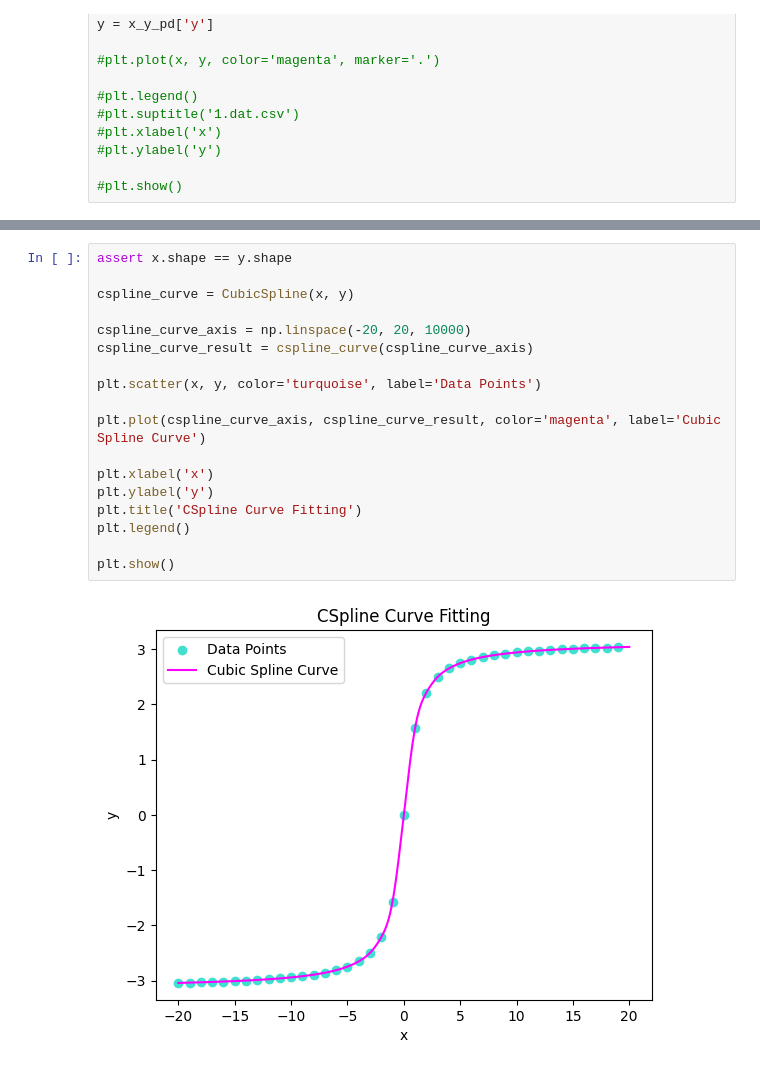
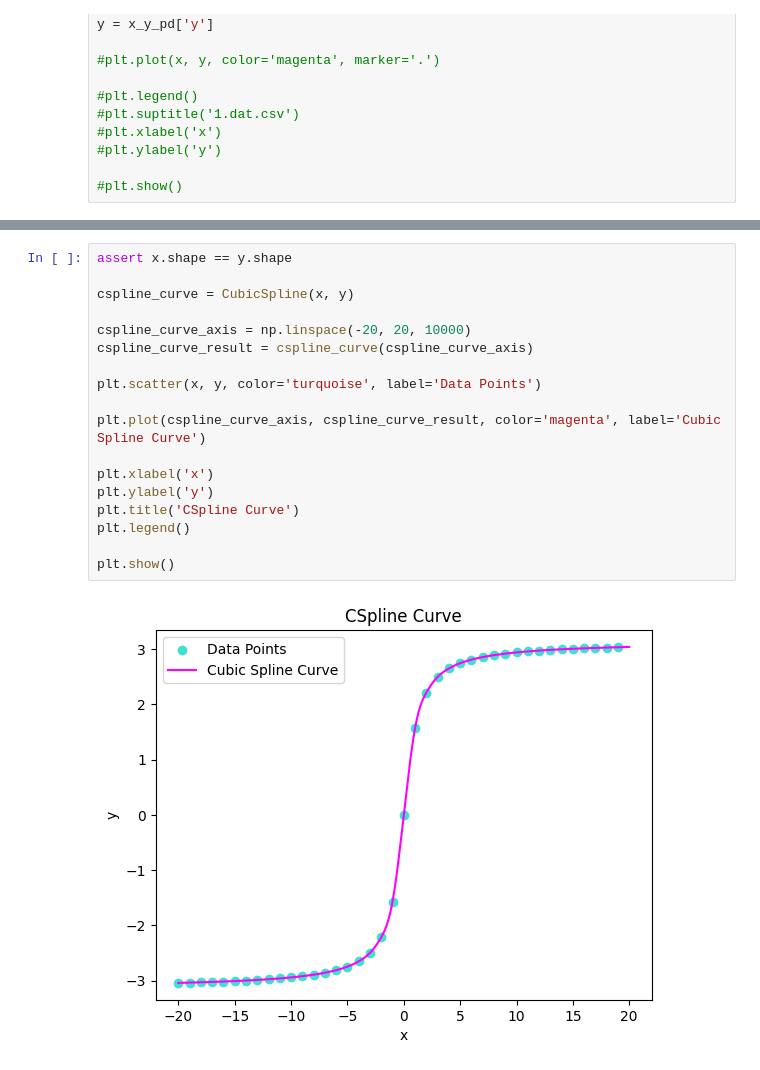
Before and after one commit to aisven/data-visualization-python, a Jupyter notebook: notebooks/SciViz_Task4_Sine_Waves.ipynb, the cells around one changed output, grey strips where cells are left out. Drawn from its saved outputs; the diff is of its cells as text.

```diff
--- a/notebooks/SciViz_Task4_Sine_Waves.ipynb
+++ b/notebooks/SciViz_Task4_Sine_Waves.ipynb
@@ -87,20 +87,20 @@ plt.show()
 # %%
 assert x.shape == y.shape
 
 cspline_curve = CubicSpline(x, y)
 
 cspline_curve_axis = np.linspace(-20, 20, 10000)
 cspline_curve_result = cspline_curve(cspline_curve_axis)
 
 plt.scatter(x, y, color='turquoise', label='Data Points')
 
 plt.plot(cspline_curve_axis, cspline_curve_result, color='magenta', label='Cubic Spline Curve')
 
 plt.xlabel('x')
 plt.ylabel('y')
-plt.title('CSpline Curve Fitting')
+plt.title('CSpline Curve')
 plt.legend()
 
 plt.show()
 # %% [output]
-[figure, old version]
+[figure, new version]
```
Also changed, not shown: parts of 1 cell of this notebook.
